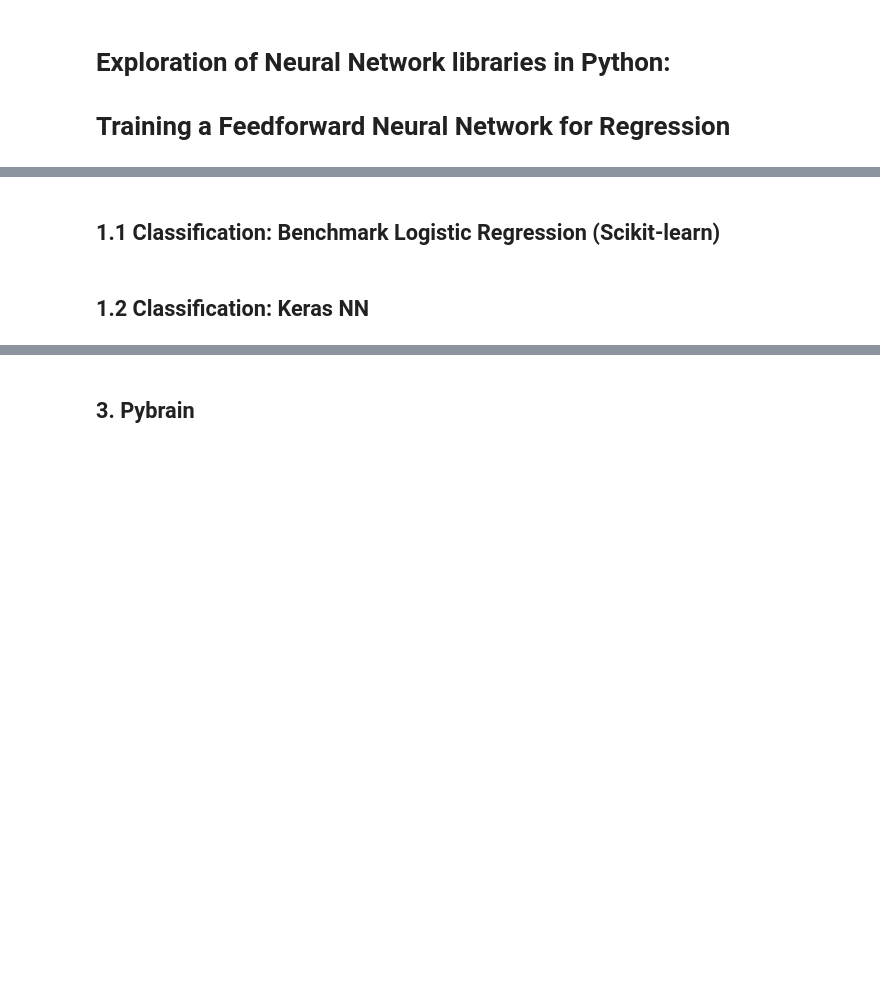
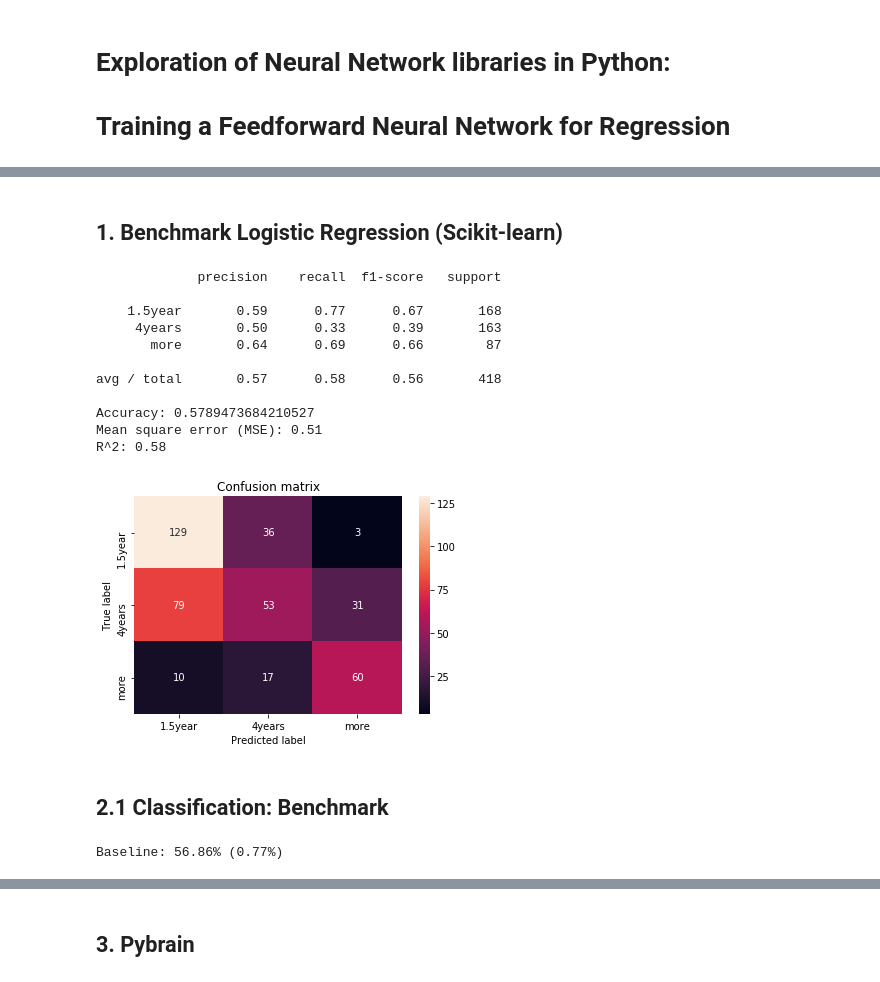
Before and after one commit to patricieni/ICM, a Jupyter notebook: code/notebooks/Neural Network exploration v1.ipynb, the cells around one changed output, grey strips where cells are left out. Saved outputs shown, nothing was run; the diff lists cells and outputs as text; code cells hidden in the pictures; blank space fills up the shorter version.

```diff
--- a/code/notebooks/Neural Network exploration v1.ipynb
+++ b/code/notebooks/Neural Network exploration v1.ipynb
@@ -48,7 +53,7 @@ Using TensorFlow backend.
 # %%
 IMC_basedir = os.getcwd().split('code')[0]
-DATA_FILE = os.path.join(IMC_basedir, 'data/imputed_dataset_no_censoring_26022018_Amelia1.csv')
-DATA_MICE_FILE = os.path.join(IMC_basedir, 'data/imputed_dataset_no_censoring_26022018_MICE')
+DATA_AMELIA_FILE = os.path.join(IMC_basedir, 'data/imputed_dataset_no_censoring_26022018_Amelia1.csv')
+DATA_MICE_FILE = os.path.join(IMC_basedir, 'data/imputed_dataset_no_censoring_26022018_MICE.csv')
 TRAIN_FILE = os.path.join(IMC_basedir, 'data/amelia_train')
 TEST_FILE = os.path.join(IMC_basedir, 'data/amelia_test')
 MODEL_DIR = os.path.join(IMC_basedir, 'data/amelia_model')
@@ -185,22 +60,35 @@ def get_train_test_data(data_df, train_size=0.8):
+# %%
+df, labels = utils.process_amelia(DATA_AMELIA_FILE)
 # %% [markdown]
-## 1.1 Classification: Benchmark Logistic Regression (Scikit-learn)
+## 1. Benchmark Logistic Regression (Scikit-learn)
 # %%
-X_train, Y_train, X_test, Y_test = get_train_test_data(df, train_size=0.8)
+X_train, Y_train, X_test, Y_test = utils.get_train_test_data(df, regression=False, train_size=0.8)
 
-# print(X_train.shape, X_test.shape)
-# X_train.head(2)
-
-regr = linear_model.LogisticRegression()              # Create linear regression object
+# Create logistic regression object
+regr = linear_model.LogisticRegression()
 regr.fit(X_train, Y_train)
 
 Y_pred = regr.predict(X_test)
 
-plot_report(Y_test, Y_pred)
+utils.plot_report(Y_test, Y_pred, labels)
 
-# print ('Coefficients:', regr.coef_, regr.intercept_ )                # The coefficients
+# print ('Coefficients:', regr.coef_, regr.intercept_ )
 print("Mean square error (MSE): %.2f"
       % np.mean((Y_pred - Y_test) ** 2))      # The mean square error
 print ('R^2: %.2f' % regr.score(X_test, Y_test) )  # Explained variance score
+# %% [output]
+             precision    recall  f1-score   support
+
+    1.5year       0.59      0.77      0.67       168
+     4years       0.50      0.33      0.39       163
+       more       0.64      0.69      0.66        87
+
+avg / total       0.57      0.58      0.56       418
+
+Accuracy: 0.5789473684210527
+Mean square error (MSE): 0.51
+R^2: 0.58
+[figure, added]
 # %% [markdown]
-## 1.2 Classification: Keras NN
+## 2.1 Classification: Benchmark
 # %%
@@ -227,3 +116,5 @@ estimator = KerasClassifier(build_fn=baseline_model, epochs=100, batch_size=5, v
 # %%
 results = cross_val_score(estimator, X, Y, cv=KFold(n=X.shape[0], n_folds=2, shuffle=True))
 print("Baseline: %.2f%% (%.2f%%)" % (results.mean()*100, results.std()*100))
+# %% [output]
+Baseline: 56.86% (0.77%)
```
Also changed, not shown: parts of 81 cells of this notebook, 5 other files.
